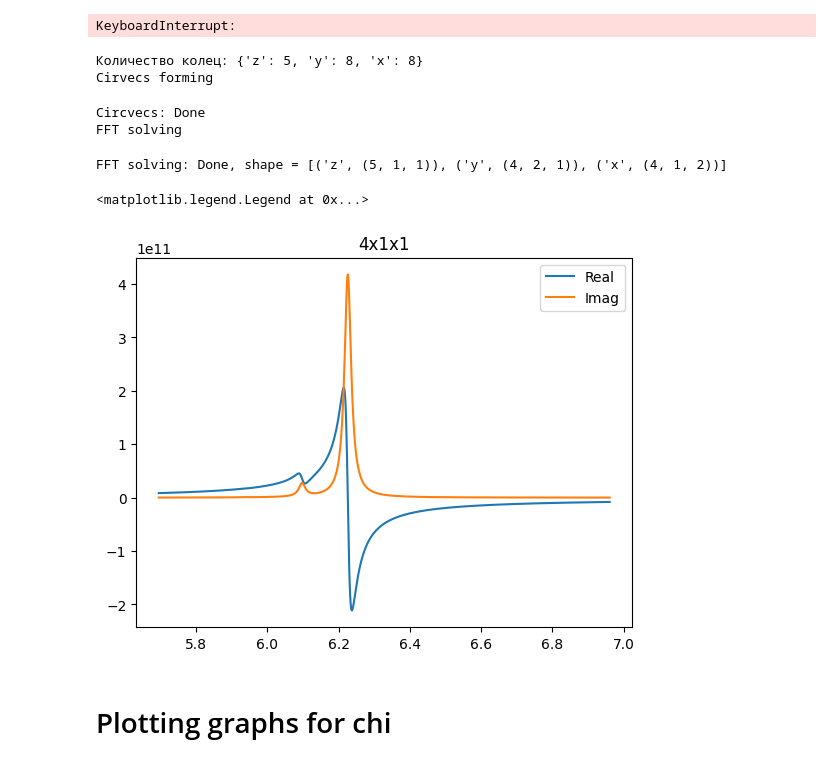
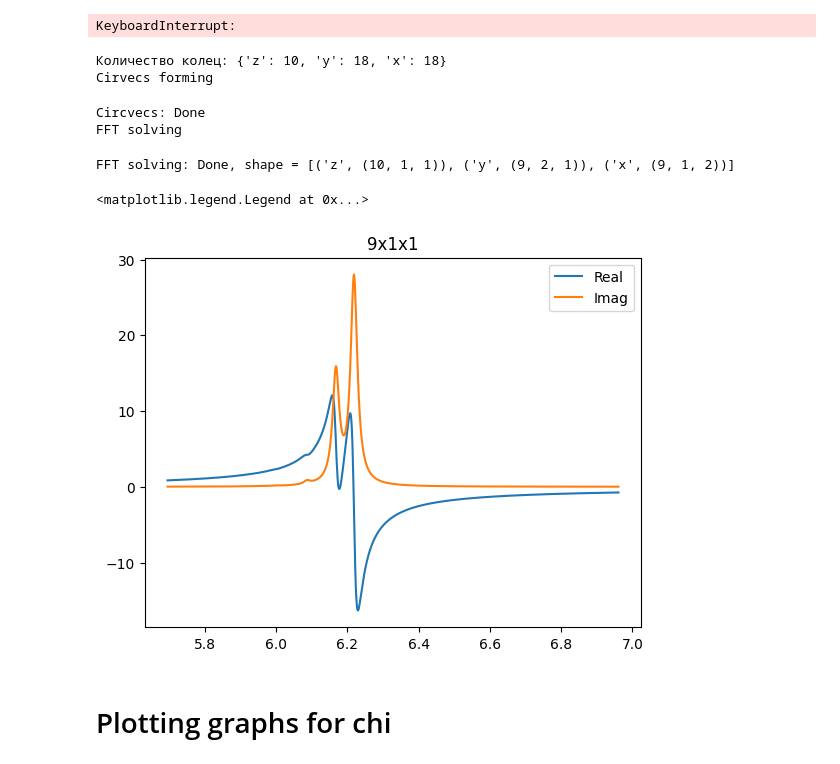
Before and after one commit to broshura/Discrete_Model_Of_Metamaterial_Lens, a Jupyter notebook: Code/FormComparing.ipynb, the cells around one changed output. Drawn from its saved outputs; the diff is of its cells as text; code cells hidden in the pictures.

```diff
--- a/Code/FormComparing.ipynb
+++ b/Code/FormComparing.ipynb
@@ -24,7 +24,8 @@ def save(filename, Params):
     phi_0z_4d = {
         orientation: list(np.ones(Params['Numbers'][orientation]
                              ) * (orientation == 'z'
-                                  )) for orientation in Params['Orientations']
+                                  ) * mu_0*np.pi * Radius ** 2
+                                  ) for orientation in Params['Orientations']
         }
     print('Количество колец:', Params['Numbers'])
     Data = solver(Params, rings_4d, phi_0z_4d)
@@ -85,22 +86,22 @@ Circvecs: Done
 FFT solving
 KeyboardInterrupt:
 # %%
-Params['N'], Params['shape'] = to3D(4, 1, 1, 'zyx')
+Params['N'], Params['shape'] = to3D(9, 1, 1, 'zyx')
 Params['Solver_type'] = 'Fast'
 save('DATA', Params)
 data = open_model('DATA', Params)
 plt.title(Params['shape'])
 plt.plot(data['Omega']/2/np.pi/1e6, data['Polarization'][:, 0].real, label='Real')
 plt.plot(data['Omega']/2/np.pi/1e6, data['Polarization'][:, 0].imag, label='Imag')
 plt.legend()
 # %% [output]
-Количество колец: {'z': 5, 'y': 8, 'x': 8}
+Количество колец: {'z': 10, 'y': 18, 'x': 18}
 Cirvecs forming
 Circvecs: Done
 FFT solving
-FFT solving: Done, shape = [('z', (5, 1, 1)), ('y', (4, 2, 1)), ('x', (4, 1, 2))]
+FFT solving: Done, shape = [('z', (10, 1, 1)), ('y', (9, 2, 1)), ('x', (9, 1, 2))]
 <matplotlib.legend.Legend at 0x...>
-[figure, old version]
+[figure, new version]
 # %%
 Params['N'], Params['shape'] = to3D(10, 10, 10, 'zyx')
 Params['Solver_type'] = 'Straight'
```
Also changed, not shown: 3 other files.
